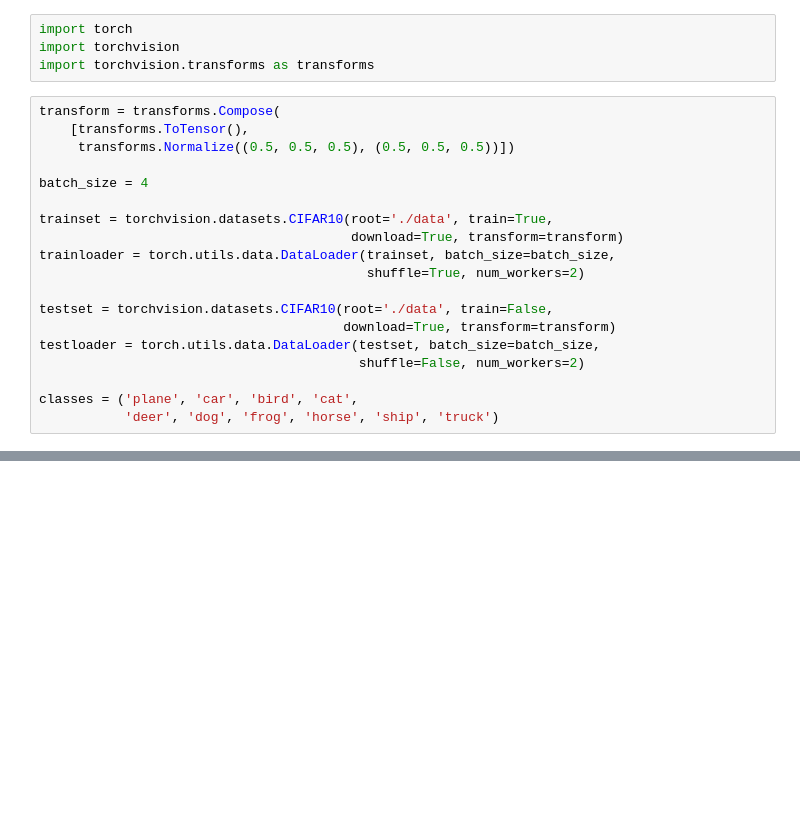
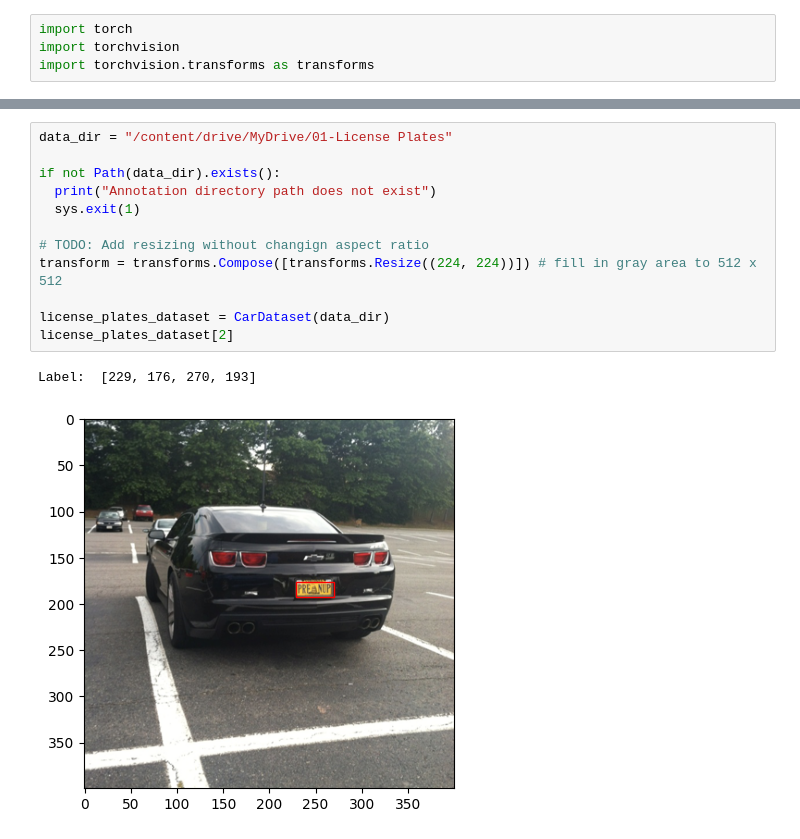
Before and after one commit to sdchen6/PrivacyPlate, a Jupyter notebook: pp.ipynb, the cells around one changed output, grey strips where cells are left out. Drawn from its saved outputs; the diff is of its cells as text; blank space fills up the shorter version.

Commit message:
Added dataloader, resizing next

```diff
--- a/pp.ipynb
+++ b/pp.ipynb
@@ -75,22 +75,3 @@ for i, path in enumerate(os.listdir(img_dir_path)):
 import torch
 import torchvision
 import torchvision.transforms as transforms
-# %%
-transform = transforms.Compose(
-    [transforms.ToTensor(),
-     transforms.Normalize((0.5, 0.5, 0.5), (0.5, 0.5, 0.5))])
-
-batch_size = 4
-
-trainset = torchvision.datasets.CIFAR10(root='./data', train=True,
-                                        download=True, transform=transform)
-trainloader = torch.utils.data.DataLoader(trainset, batch_size=batch_size,
-                                          shuffle=True, num_workers=2)
-
-testset = torchvision.datasets.CIFAR10(root='./data', train=False,
-                                       download=True, transform=transform)
-testloader = torch.utils.data.DataLoader(testset, batch_size=batch_size,
-                                         shuffle=False, num_workers=2)
-
-classes = ('plane', 'car', 'bird', 'cat',
-           'deer', 'dog', 'frog', 'horse', 'ship', 'truck')
@@ -96,0 +124,15 @@ classes = ('plane', 'car', 'bird', 'cat',
+# %%
+data_dir = "/content/drive/MyDrive/01-License Plates"
+
+if not Path(data_dir).exists():
+  print("Annotation directory path does not exist")
+  sys.exit(1)
+
+# TODO: Add resizing without changign aspect ratio
+transform = transforms.Compose([transforms.Resize((224, 224))]) # fill in gray area to 512 x 512
+
+license_plates_dataset = CarDataset(data_dir)
+license_plates_dataset[2]
+# %% [output]
+Label:  [229, 176, 270, 193]
+[figure, added]
```
Also changed, not shown: parts of 3 cells of this notebook.
